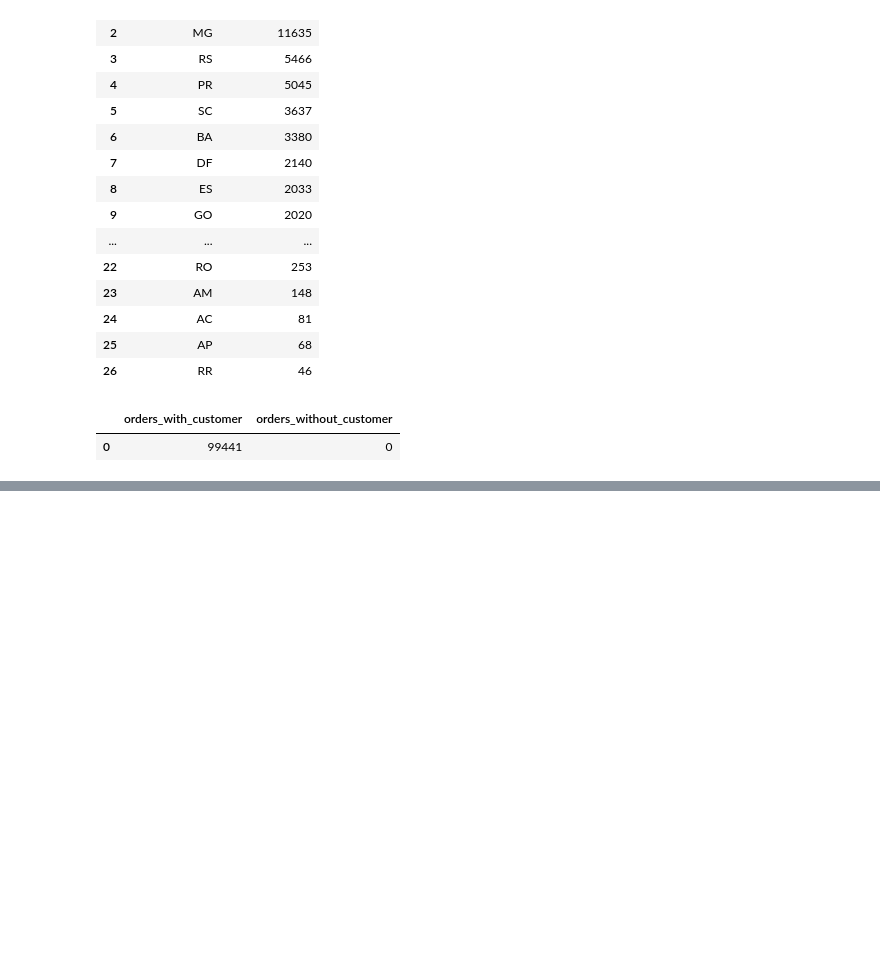
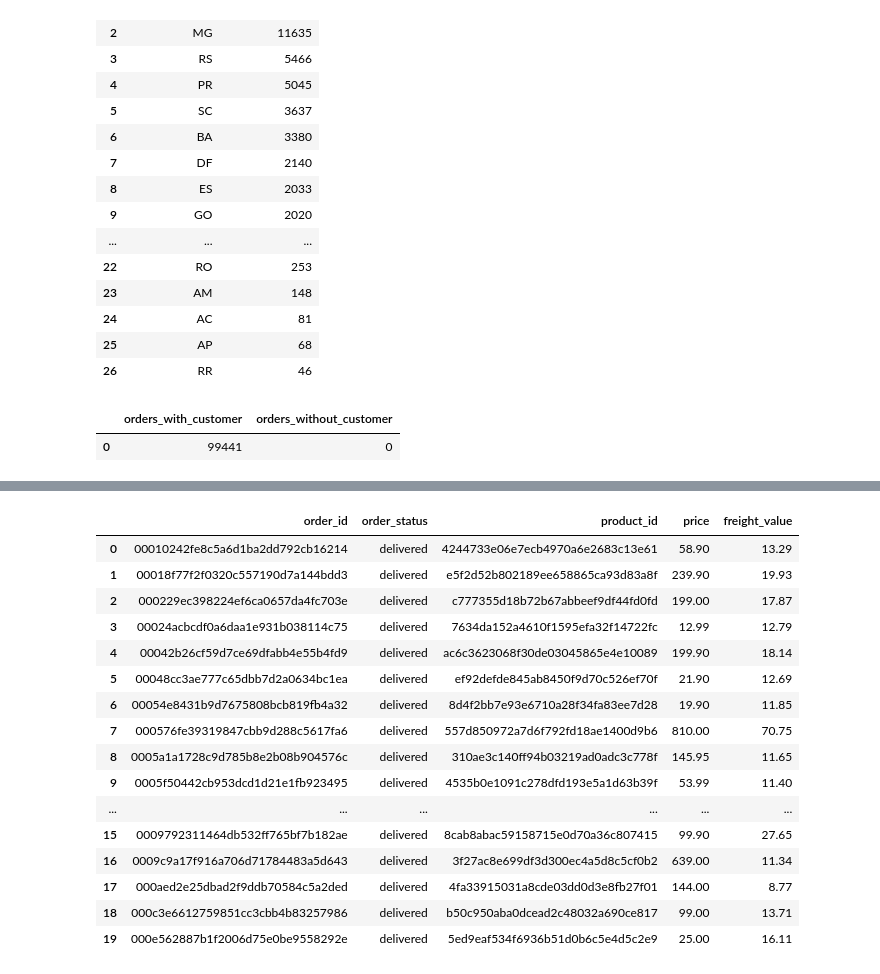
Before and after one commit to ouahiba99/MLOPS_training, a Jupyter notebook: task_1.ipynb, the cells around one changed output, grey strips where cells are left out. Cells and saved outputs as stored; diff of their text form; code cells hidden in the pictures; blank space fills up the shorter version.

```diff
--- a/task_1.ipynb
+++ b/task_1.ipynb
@@ -593,0 +1014,33 @@ else:
+# %%
+query = """
+SELECT
+    o.order_id,
+    o.order_status,
+    oi.product_id,
+    oi.price,
+    oi.freight_value
+FROM orders o
+JOIN order_items oi
+    ON o.order_id = oi.order_id
+LIMIT 20;
+"""
+
+pd.read_sql(query, engine)
+# %% [output]
+|  | order_id | order_status | product_id | price | freight_value |
+| 0 | 00010242fe8c5a6d1ba2dd792cb16214 | delivered | 4244733e06e7ecb4970a6e2683c13e61 | 58.90 | 13.29 |
+| 1 | 00018f77f2f0320c557190d7a144bdd3 | delivered | e5f2d52b802189ee658865ca93d83a8f | 239.90 | 19.93 |
+| 2 | 000229ec398224ef6ca0657da4fc703e | delivered | c777355d18b72b67abbeef9df44fd0fd | 199.00 | 17.87 |
+| 3 | 00024acbcdf0a6daa1e931b038114c75 | delivered | 7634da152a4610f1595efa32f14722fc | 12.99 | 12.79 |
+| 4 | 00042b26cf59d7ce69dfabb4e55b4fd9 | delivered | ac6c3623068f30de03045865e4e10089 | 199.90 | 18.14 |
+| 5 | 00048cc3ae777c65dbb7d2a0634bc1ea | delivered | ef92defde845ab8450f9d70c526ef70f | 21.90 | 12.69 |
+| 6 | 00054e8431b9d7675808bcb819fb4a32 | delivered | 8d4f2bb7e93e6710a28f34fa83ee7d28 | 19.90 | 11.85 |
+| 7 | 000576fe39319847cbb9d288c5617fa6 | delivered | 557d850972a7d6f792fd18ae1400d9b6 | 810.00 | 70.75 |
+| 8 | 0005a1a1728c9d785b8e2b08b904576c | delivered | 310ae3c140ff94b03219ad0adc3c778f | 145.95 | 11.65 |
+| 9 | 0005f50442cb953dcd1d21e1fb923495 | delivered | 4535b0e1091c278dfd193e5a1d63b39f | 53.99 | 11.40 |
+| ... | ... | ... | ... | ... | ... |
+| 15 | 0009792311464db532ff765bf7b182ae | delivered | 8cab8abac59158715e0d70a36c807415 | 99.90 | 27.65 |
+| 16 | 0009c9a17f916a706d71784483a5d643 | delivered | 3f27ac8e699df3d300ec4a5d8c5cf0b2 | 639.00 | 11.34 |
+| 17 | 000aed2e25dbad2f9ddb70584c5a2ded | delivered | 4fa33915031a8cde03dd0d3e8fb27f01 | 144.00 | 8.77 |
+| 18 | 000c3e6612759851cc3cbb4b83257986 | delivered | b50c950aba0dcead2c48032a690ce817 | 99.00 | 13.71 |
+| 19 | 000e562887b1f2006d75e0be9558292e | delivered | 5ed9eaf534f6936b51d0b6c5e4d5c2e9 | 25.00 | 16.11 |
```
Also changed, not shown: parts of 25 cells of this notebook, 1 other file.
